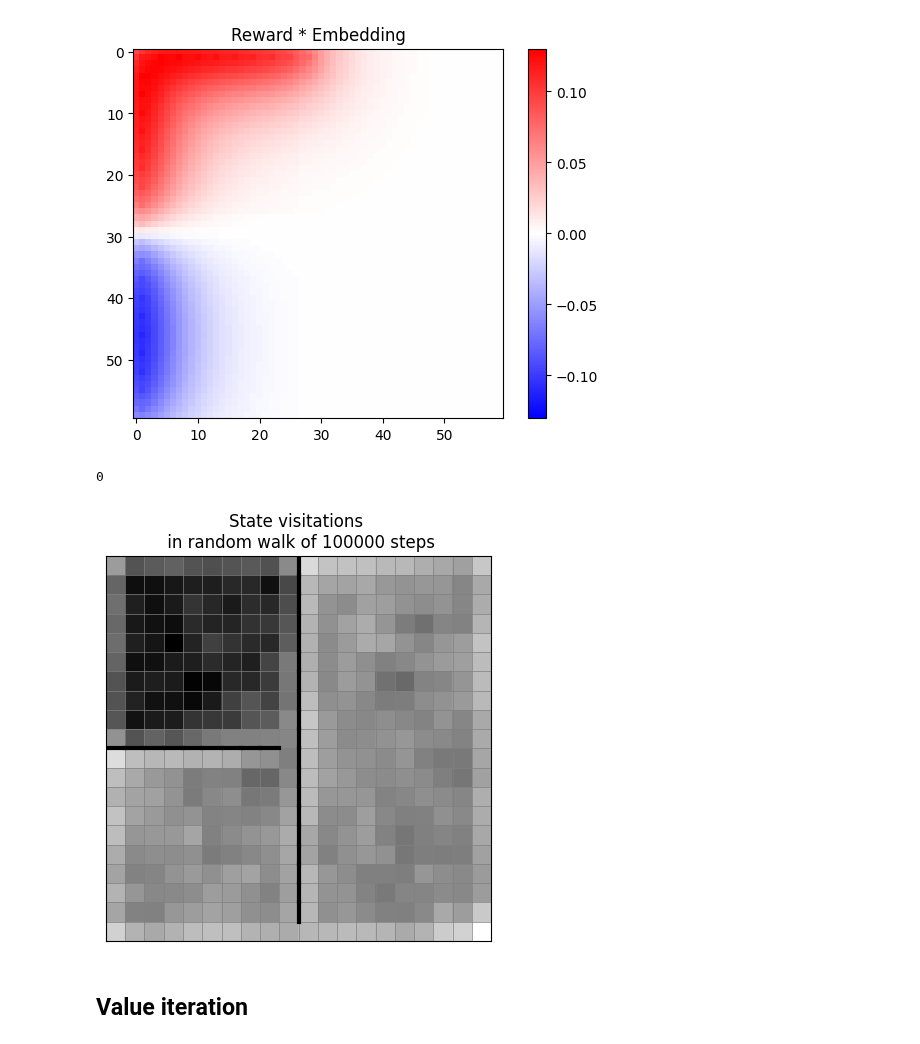
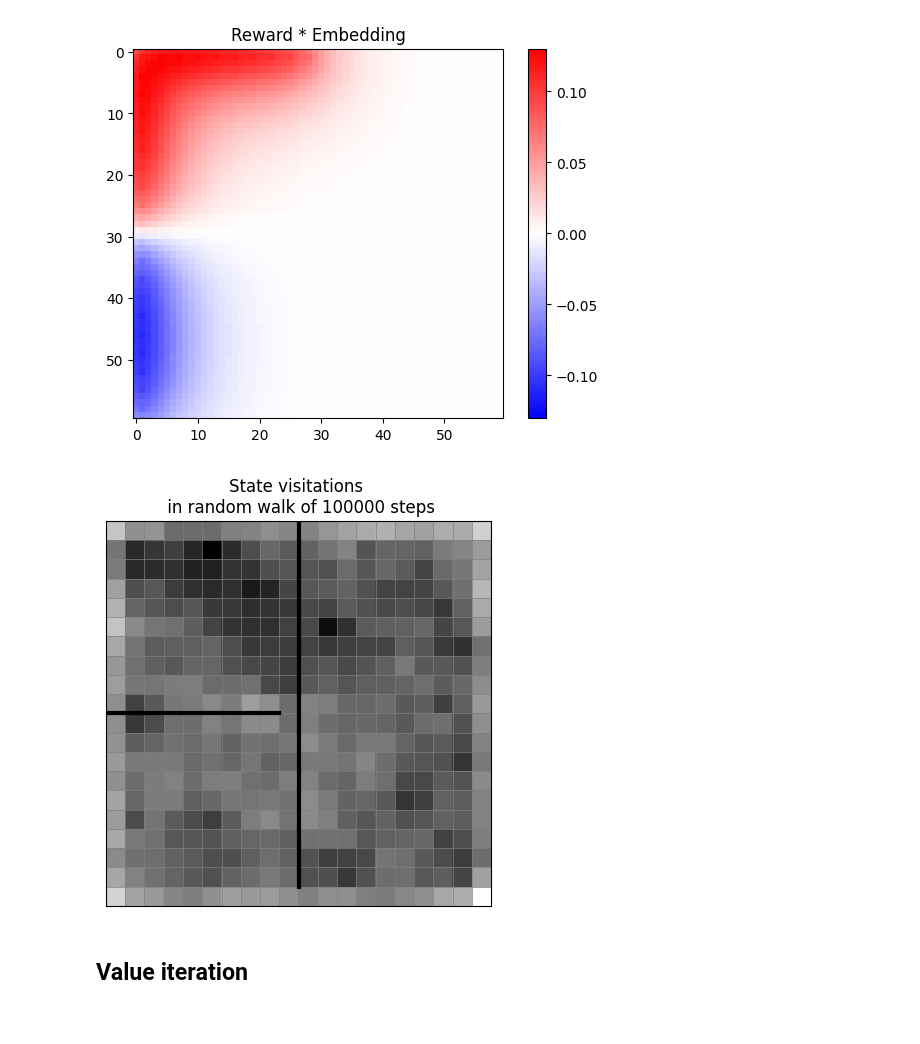
Before and after one commit to nicktfranklin/thread_the_needle, a Jupyter notebook: State_Inference_Network.ipynb, the cells around one changed output. Cells and saved outputs as stored; diff of their text form; code cells hidden in the pictures.

```diff
--- a/State_Inference_Network.ipynb
+++ b/State_Inference_Network.ipynb
@@ -388,26 +390,31 @@ plt.show()
 # %% [output]
 [figure]
 # %%
+from collections import Counter
+
 n = 100000
 
-state_counts, walk = thread_the_needle_task.generate_random_walk(n, 0)
+walk = sample_random_walk_states(transition_model, n, 0)
+state_counts = Counter(walk)
+state_counts = np.array([state_counts[ii] for ii in range(transition_model.n_states)])
+
+# state_counts, walk = thread_the_needle_task.generate_random_walk(n, 0)
 ax = thread_the_needle_task.display_gridworld()
 plt.imshow(1 - state_counts.reshape(HEIGHT, WIDTH), cmap="gray")
 plt.title(f"State visitations \n in random walk of {n} steps")
 plt.show()
 
 # observation_model()
 walk_observations = torch.stack(
     [
         observation_model(s).view(-1)
         # corrupt_embedding(states[s][0], states[s][1], map_height, kernel).reshape(-1)
         for s in walk
     ]
 )
 walk_rewards = [rewards.get(s, 0) for s in walk]
 # %% [output]
-0
-[figure, old version]
+[figure, new version]
 # %% [markdown]
 ## Value iteration
 # %%
```
Also changed, not shown: parts of 15 cells of this notebook, 11 other files.
